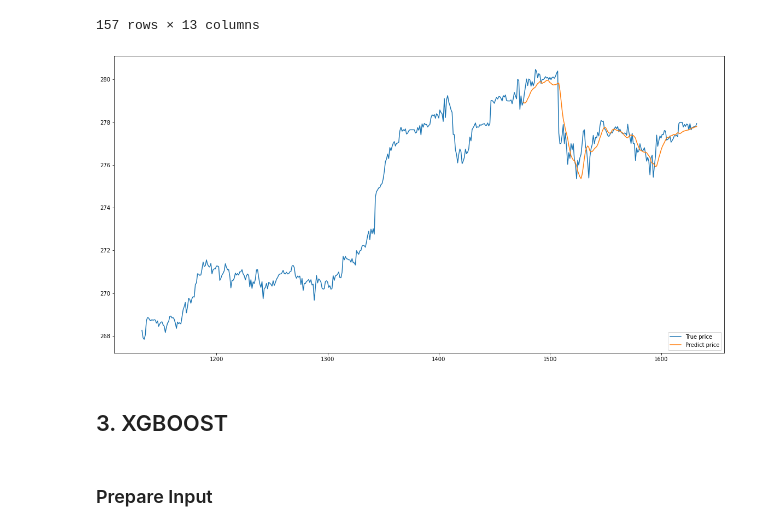
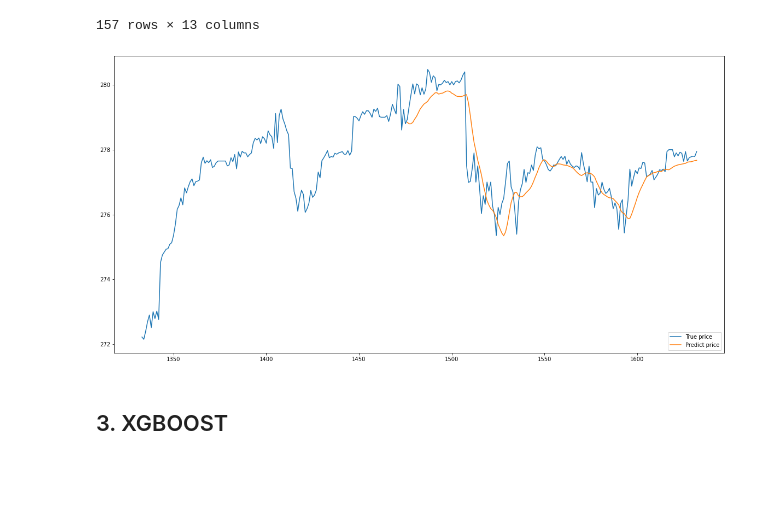
Before and after one commit to nganhthu99/stock-predict-project, a Jupyter notebook: FinalProject/StockTrainModel.ipynb, the cells around one changed output. Saved outputs shown, nothing was run; the diff lists cells and outputs as text; code cells hidden in the pictures; blank space fills up the shorter version.

```diff
--- a/FinalProject/StockTrainModel.ipynb
+++ b/FinalProject/StockTrainModel.ipynb
@@ -739,13 +710,11 @@ See the caveats in the documentation: https://pandas.pydata.org/pandas-docs/stab
 157 rows × 13 columns
 # %%
 plt.figure(figsize = (20, 10))
-plt.plot(original_df['close'][-500:])
+plt.plot(original_df['close'][-300:])
 plt.plot(prediction_df['predictions'])
 plt.legend(['True price', 'Predict price'], loc = 'lower right')
 plt.show()
 # %% [output]
-[figure, old version]
+[figure, new version]
 # %% [markdown]
 ## 3. XGBOOST
-# %% [markdown]
-### Prepare Input
```
Also changed, not shown: parts of 91 cells of this notebook.
